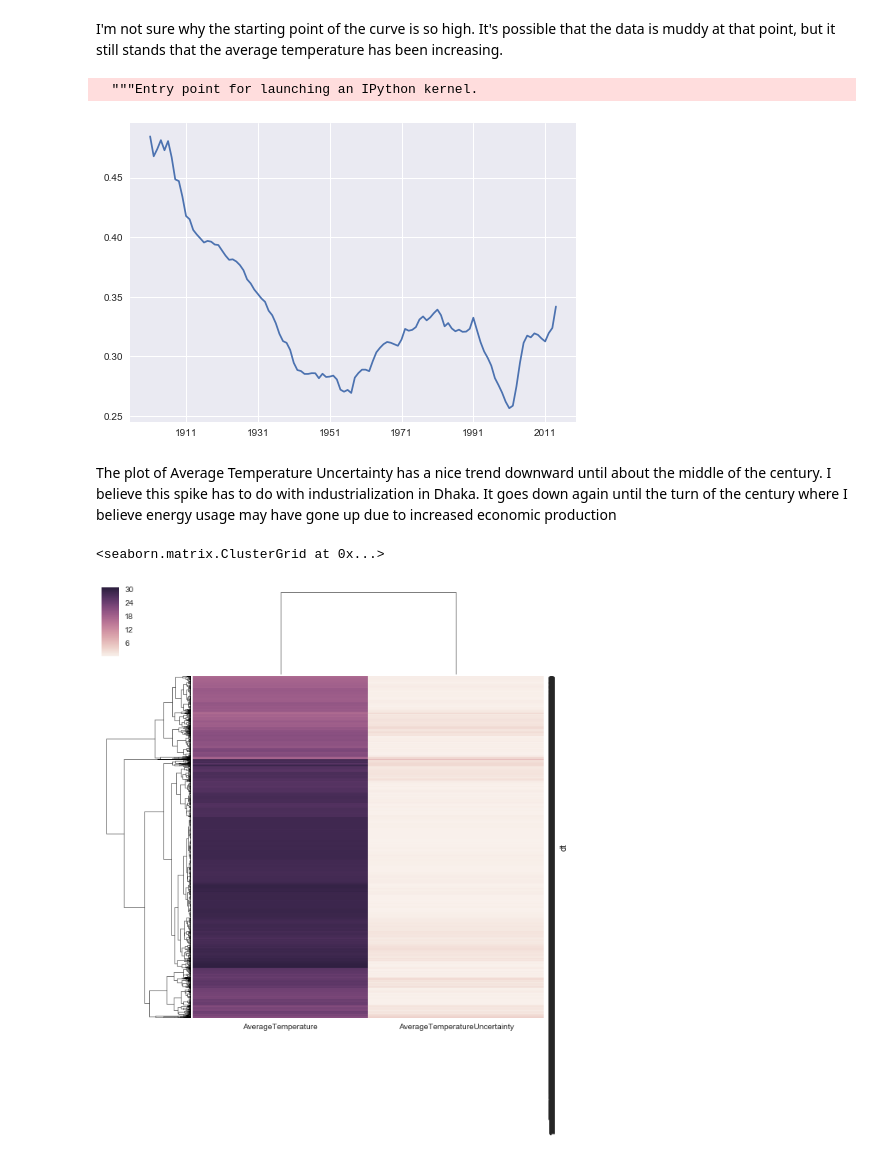
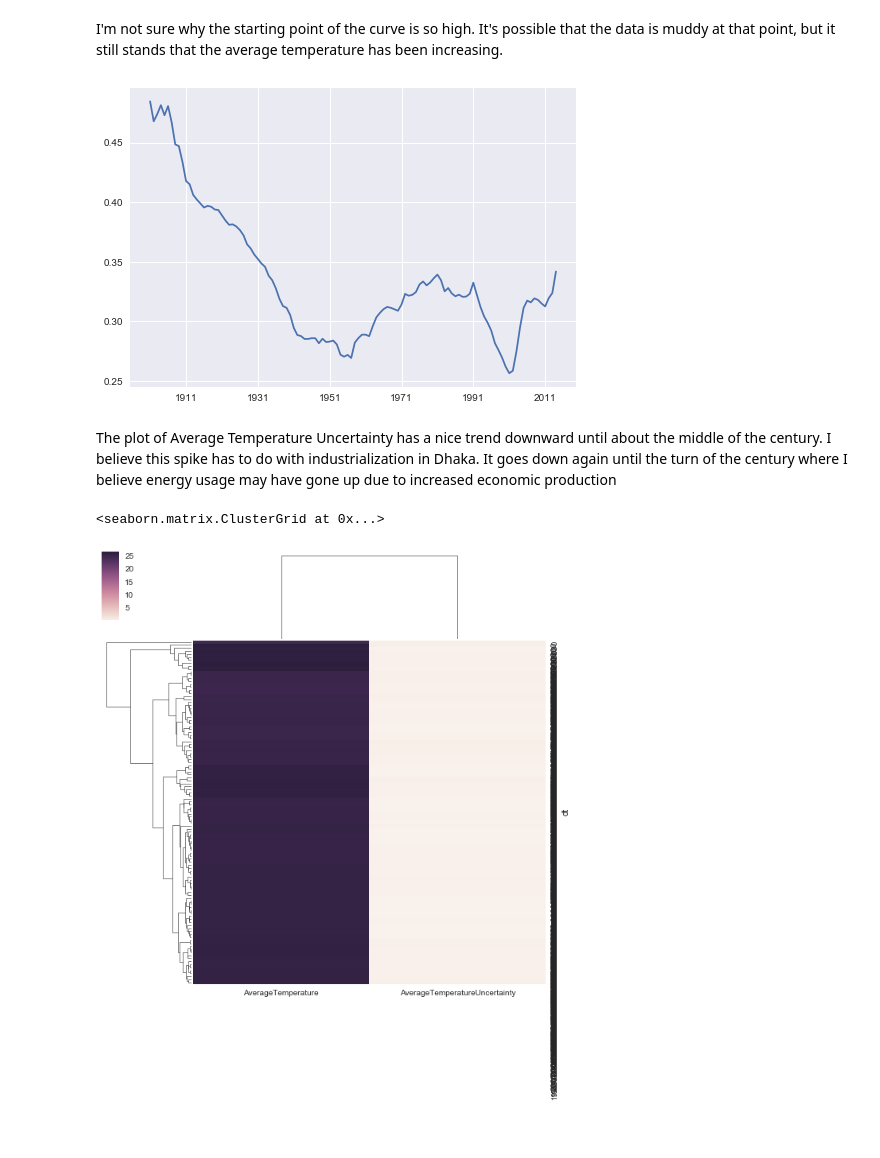
Before and after one commit to sali45/DhakaClimateData, a Jupyter notebook: Climate Clustering Visualization.ipynb, the cells around one changed output. Saved outputs shown, nothing was run; the diff lists cells and outputs as text; code cells hidden in the pictures.

```diff
--- a/Climate Clustering Visualization.ipynb
+++ b/Climate Clustering Visualization.ipynb
@@ -36,9 +35,8 @@ plot = plt.plot(Dhaka_by_year_df.index, pd.stats.moments.ewma(Dhaka_by_year_df.A
 # %% [markdown]
 I'm not sure why the starting point of the curve is so high. It's possible that the data is muddy at that point, but it still stands that the average temperature has been increasing.
 # %%
-plot1 = plt.plot(Dhaka_by_year_df.index, pd.stats.moments.ewma(Dhaka_by_year_df.AverageTemperatureUncertainty, com = 9.5))
+plot1 = plt.plot(Dhaka_by_year_df.index, pd.Series.ewm(Dhaka_by_year_df.AverageTemperatureUncertainty, com = 9.5).mean())
 # %% [output]
-  """Entry point for launching an IPython kernel.
 [figure]
 # %% [markdown]
 The plot of Average Temperature Uncertainty has a nice trend downward until about the middle of the century. I believe this spike has to do with industrialization in Dhaka. It goes down again until the turn of the century where I believe energy usage may have gone up due to increased economic production
@@ -47,5 +43,5 @@ DhakaTempdf = DhakaTempdf.drop(["Latitude", "Longitude", "City", "Country", "dt"
 # %%
-sns.clustermap(DhakaTempdf)
+sns.clustermap(Dhaka_by_year_df)
 # %% [output]
 <seaborn.matrix.ClusterGrid at 0x...>
-[figure, old version]
+[figure, new version]
```
Also changed, not shown: parts of 2 cells of this notebook.
